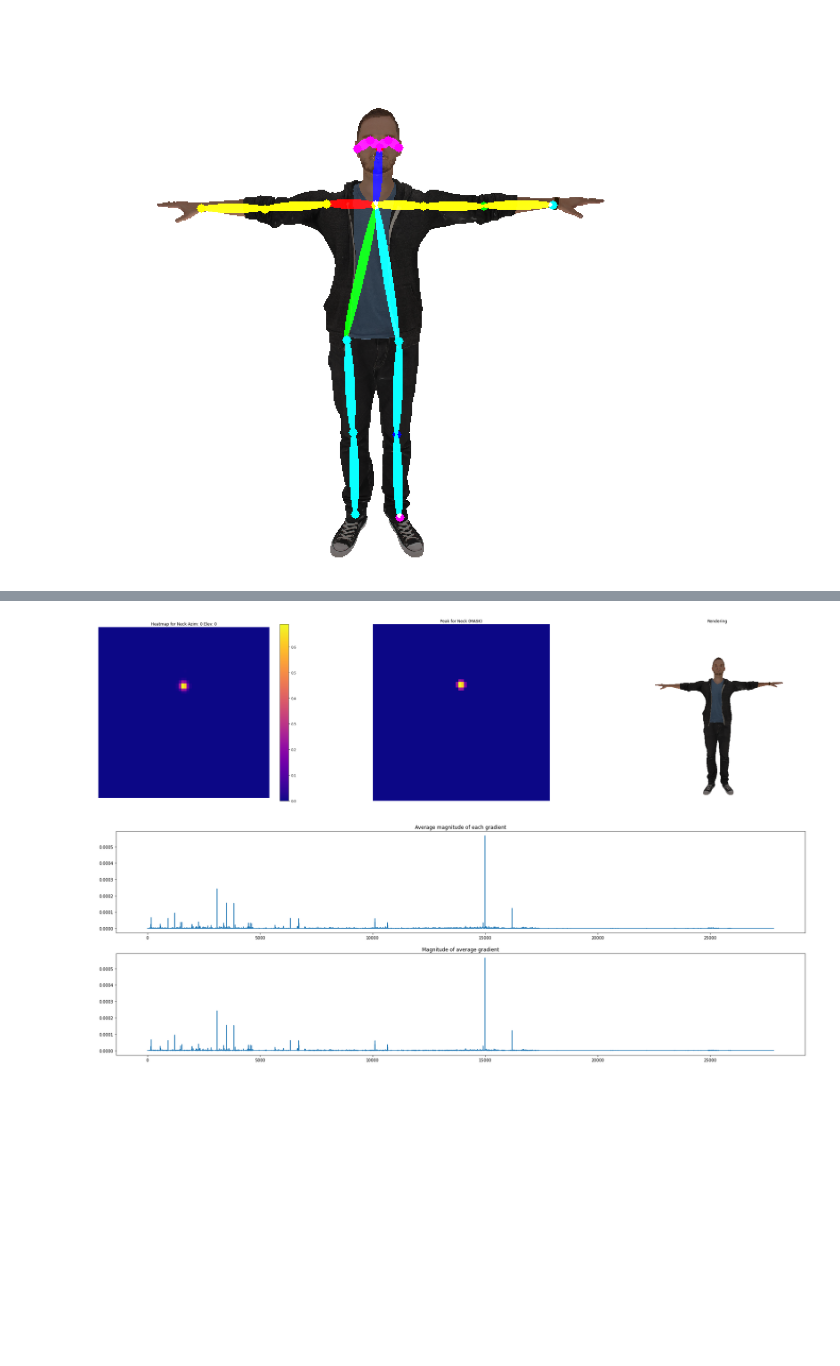
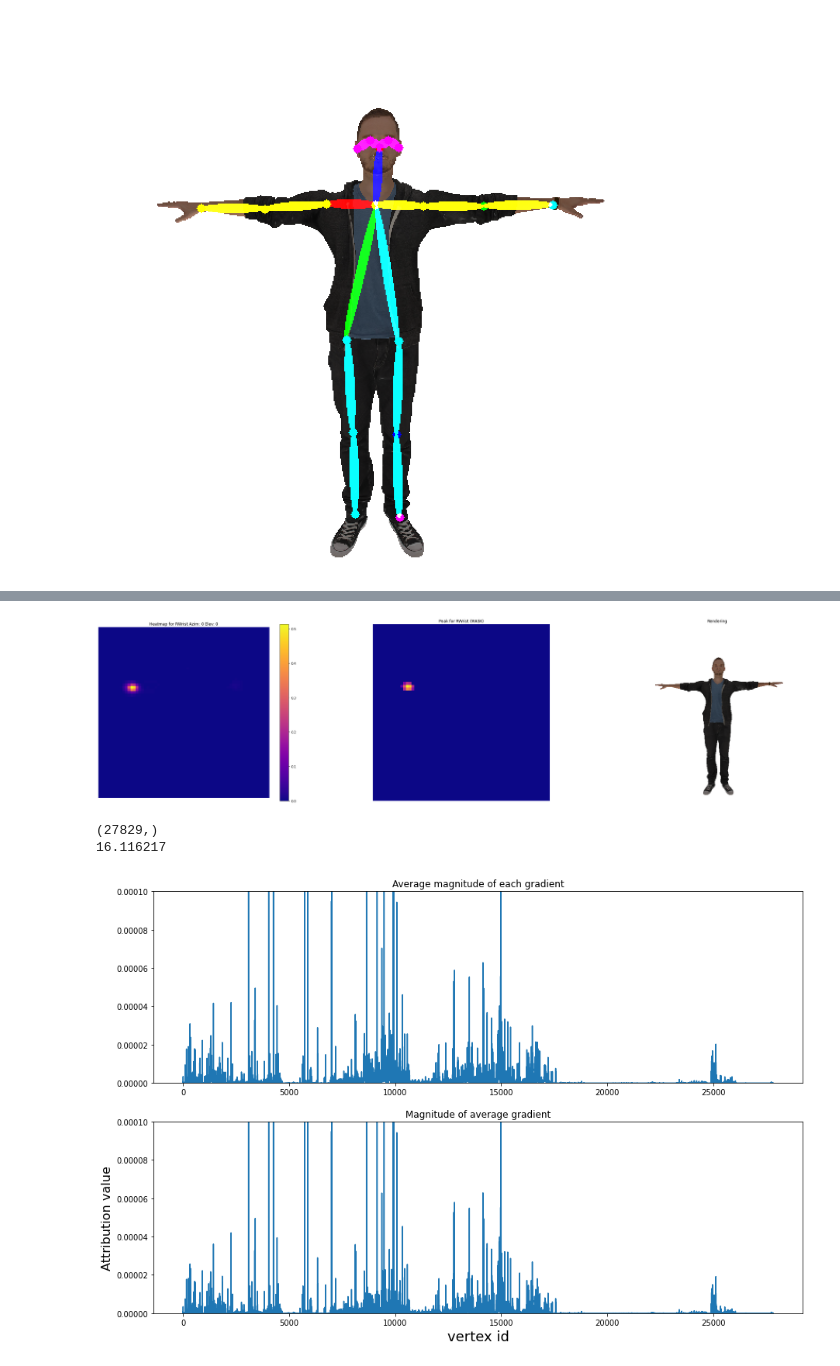
Before and after one commit to alexus37/MasterThesisCode, a Jupyter notebook: experiments/torch3d/011_render_image_multiple_viewports.ipynb, the cells around one changed output, grey strips where cells are left out. Cells and saved outputs as stored; diff of their text form; code cells hidden in the pictures; blank space fills up the shorter version.

Commit message:
create some plots

```diff
--- a/experiments/torch3d/011_render_image_multiple_viewports.ipynb
+++ b/experiments/torch3d/011_render_image_multiple_viewports.ipynb
@@ -163,7 +163,7 @@ class CocoPart(Enum):
     Background = 18
 
 
-ATTRIBUTION_PART = CocoPart.Neck
+ATTRIBUTION_PART = CocoPart.RWrist
 ATTRIBUTION_INDEX = ATTRIBUTION_PART.value # attribution index
 ATTRIBUTION_NAME = ATTRIBUTION_PART.name # attribution index
 HEATMAP_LIM = 0.1
@@ -226,4 +226,5 @@ for elev in tqdm(range(0, 30, 10)):
 gradients_np = np.array(gradients_np)
 gradients_mag_np = np.array(gradients_mag_np)
 ax.set_zlim3d([0, 200])
+plt.savefig('../results/plots/camera_positions.png', bbox_inches='tight', dpi=100)
 # %% [output]
@@ -252,4 +252,4 @@ for r_info in rendering_info:
     ax.set_title('Rendering')
     break
 # %% [output]
-[figure, old version]
+[figure, new version]
@@ -259,26 +256,42 @@ gradients_mag_mean = np.mean(gradients_mag_np, axis = 0)
+# %%
+
+print(np.linalg.norm(np.array(grad_norm)- np.array(grad_norm_mag_avg)))
+# %% [output]
+(27829,)
+16.116217
 # %%
+gradients_mean = np.mean(gradients_np, axis = 0)
+gradients_mag_mean = np.mean(gradients_mag_np, axis = 0)
 grad_norm = np.linalg.norm(gradients_mean, axis=1)
 grad_norm_mag_avg = gradients_mag_mean
 
 
-fig = plt.figure(figsize=(30, 10))
+fig = plt.figure(figsize=(15, 10))
 ax = fig.add_subplot(2, 1, 1)
 ax.plot(grad_norm_mag_avg)
 ax.set_title('Average magnitude of each gradient')
+plt.ylim(top=0.0001) #ymax is your value
+plt.ylim(bottom=0.0) #ymin is your value
 
 ax = fig.add_subplot(2, 1, 2)
 ax.plot(grad_norm)
 ax.set_title('Magnitude of average gradient')
+plt.xlabel('vertex id', fontsize=18)
+plt.ylabel('Attribution value', fontsize=16)
+plt.ylim(top=0.0001) #ymax is your value
+plt.ylim(bottom=0.0) #ymin is your value
+plt.savefig('../results/plots/vertex_attribution_graph.png', bbox_inches='tight', dpi=100)
+
 
 grad_norm /= 0.00001 # scale up to have a nice vis
 grad_norm_mag_avg /= 0.00001 # scale up to have a nice vis
 
 color_map = cm.get_cmap('plasma')
 
 rgb_vertex_colormap = np.array([color_map(grad_norm)[:, :3]], dtype=np.float32)
 rgb_vertex_colormap_mag_avg = np.array([color_map(grad_norm_mag_avg)[:, :3]], dtype=np.float32)
 # %% [output]
-[figure, old version]
+[figure, new version]
 # %%
 verts_rgb = torch.from_numpy(rgb_vertex_colormap).cuda()
 verts_rgb_mag_avg = torch.from_numpy(rgb_vertex_colormap_mag_avg).cuda()
```
Also changed, not shown: parts of 3 cells of this notebook, 9 other files.
